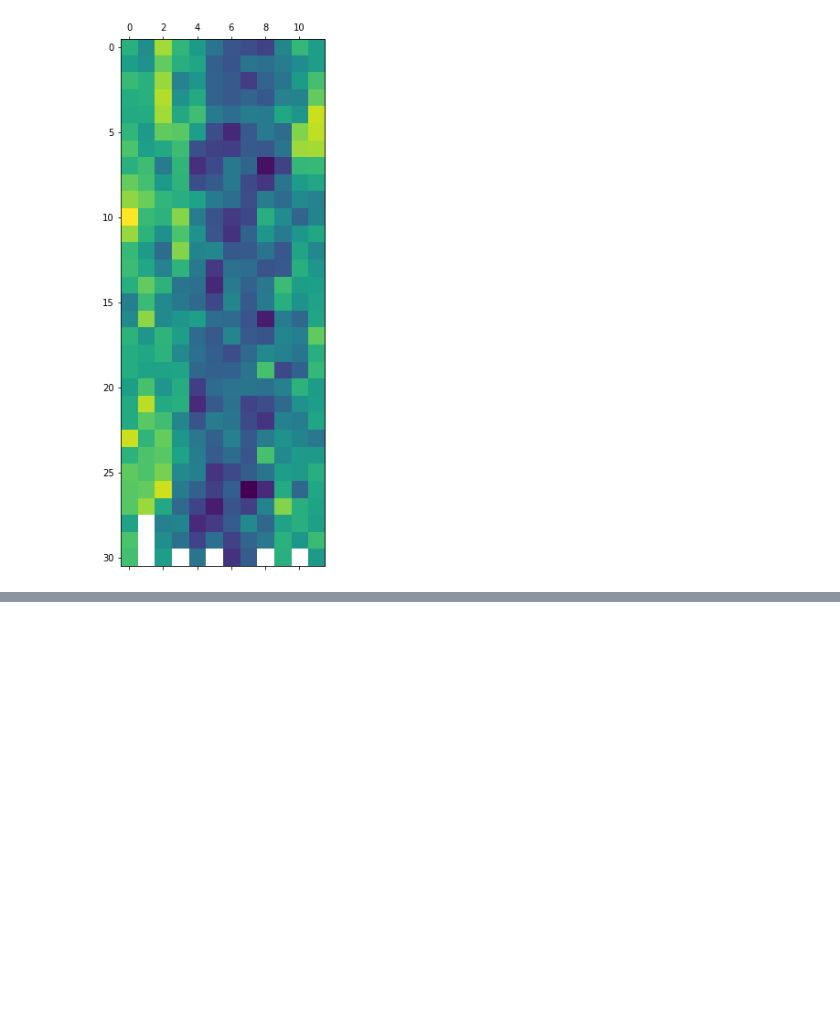
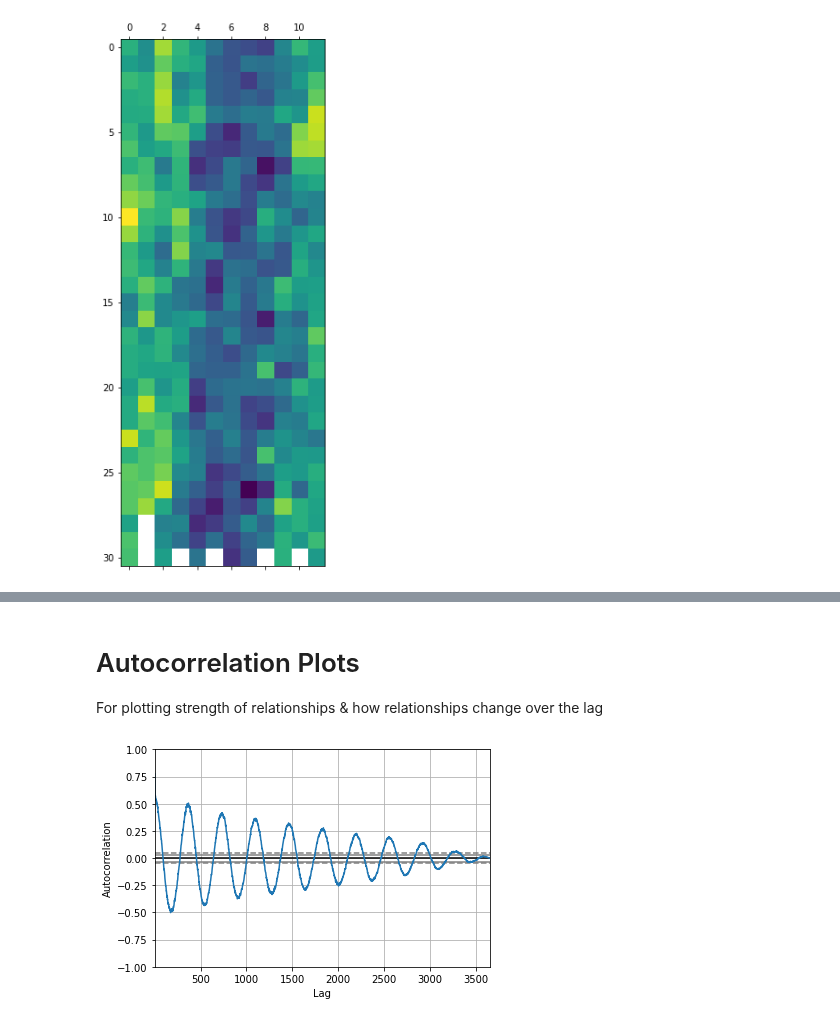
Before and after one commit to kenneth-craig/academyPub, a Jupyter notebook: Time Series Data.ipynb, the cells around one changed output, grey strips where cells are left out. Cells and saved outputs as stored; diff of their text form; code cells hidden in the pictures; blank space fills up the shorter version.

```diff
--- a/Time Series Data.ipynb
+++ b/Time Series Data.ipynb
@@ -115,0 +155,13 @@ pyplot.show()
+# %% [markdown]
+# Autocorrelation Plots
+For plotting strength of relationships & how relationships change over the lag
+# %%
+import pandas as pd
+from matplotlib import pyplot
+
+series = pd.read_csv('daily-minimum-temperatures.csv', header=0, index_col=0, parse_dates=True, squeeze=True)
+
+pd.plotting.autocorrelation_plot(series)
+pyplot.show()
+# %% [output]
+[figure, added]
```
Also changed, not shown: parts of 3 cells of this notebook.
